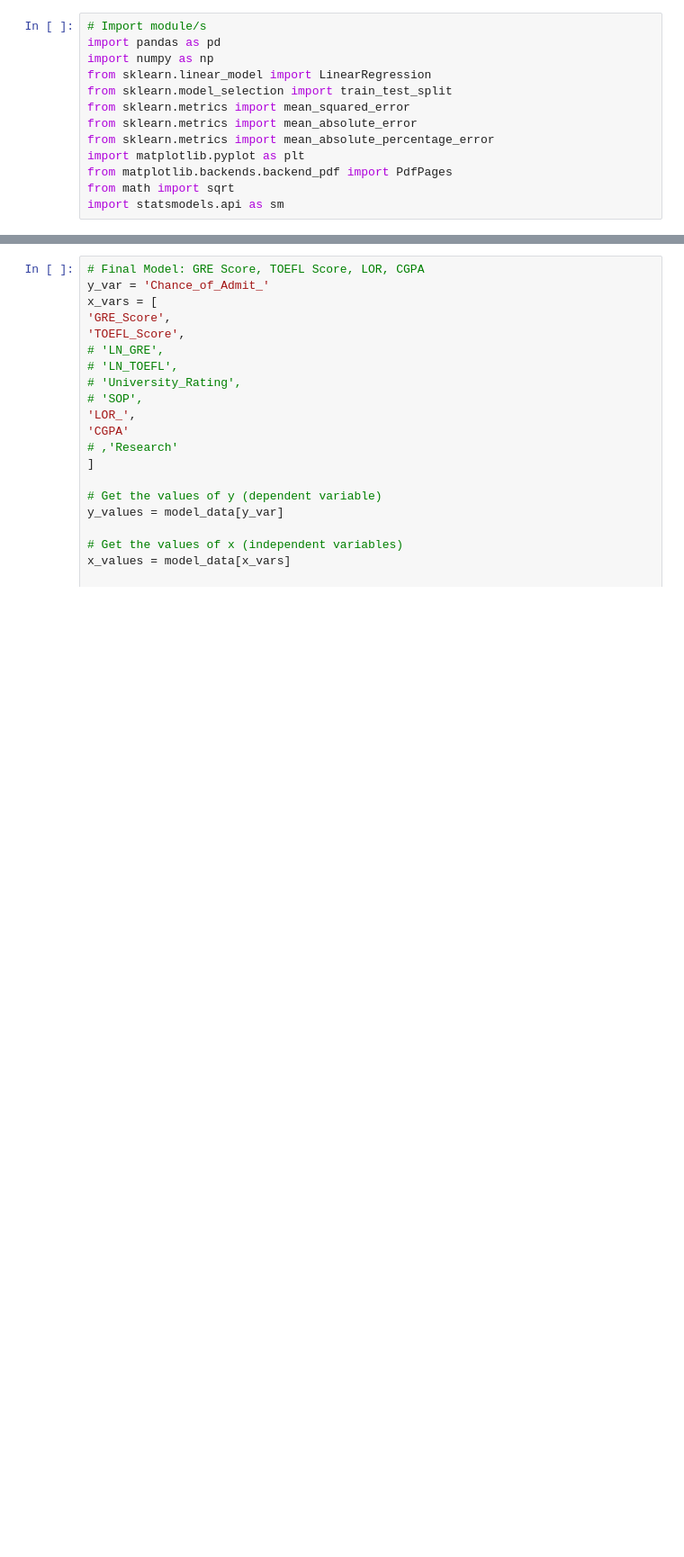
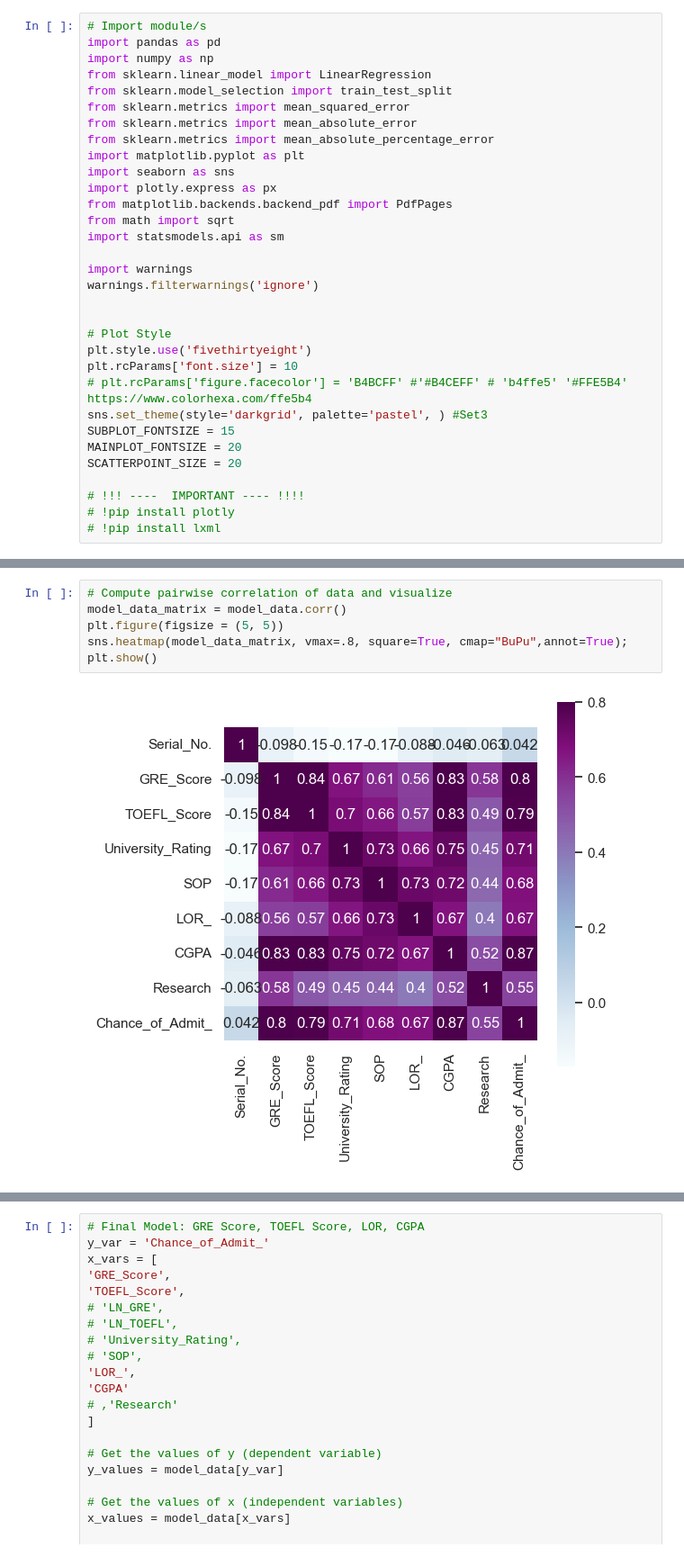
Before and after one commit to MaricrisResma/Python-Sudoku-Game, a Jupyter notebook: MidTerm/Dev/multiple lr - admissions.ipynb, the cells around one changed output, grey strips where cells are left out. Shown at 90% size. Cells and saved outputs as stored; diff of their text form; blank space fills up the shorter version.

```diff
--- a/MidTerm/Dev/multiple lr - admissions.ipynb
+++ b/MidTerm/Dev/multiple lr - admissions.ipynb
@@ -8,6 +8,25 @@ from sklearn.metrics import mean_squared_error
 from sklearn.metrics import mean_absolute_error
 from sklearn.metrics import mean_absolute_percentage_error
 import matplotlib.pyplot as plt
+import seaborn as sns
+import plotly.express as px
 from matplotlib.backends.backend_pdf import PdfPages
 from math import sqrt
 import statsmodels.api as sm
+
+import warnings
+warnings.filterwarnings('ignore')
+
+
+# Plot Style
+plt.style.use('fivethirtyeight')
+plt.rcParams['font.size'] = 10
+# plt.rcParams['figure.facecolor'] = 'B4BCFF' #'#B4CEFF' # 'b4ffe5' '#FFE5B4' https://www.colorhexa.com/ffe5b4
+sns.set_theme(style='darkgrid', palette='pastel', ) #Set3
+SUBPLOT_FONTSIZE = 15
+MAINPLOT_FONTSIZE = 20
+SCATTERPOINT_SIZE = 20
+
+# !!! ----  IMPORTANT ---- !!!!
+# !pip install plotly
+# !pip install lxml
@@ -19,0 +151,8 @@ model_data.columns = model_data.columns.str.replace(' ', '_')
+# %%
+# Compute pairwise correlation of data and visualize
+model_data_matrix = model_data.corr()
+plt.figure(figsize = (5, 5))
+sns.heatmap(model_data_matrix, vmax=.8, square=True, cmap="BuPu",annot=True);
+plt.show()
+# %% [output]
+[figure, added]
```
Also changed, not shown: parts of 50 cells of this notebook.
